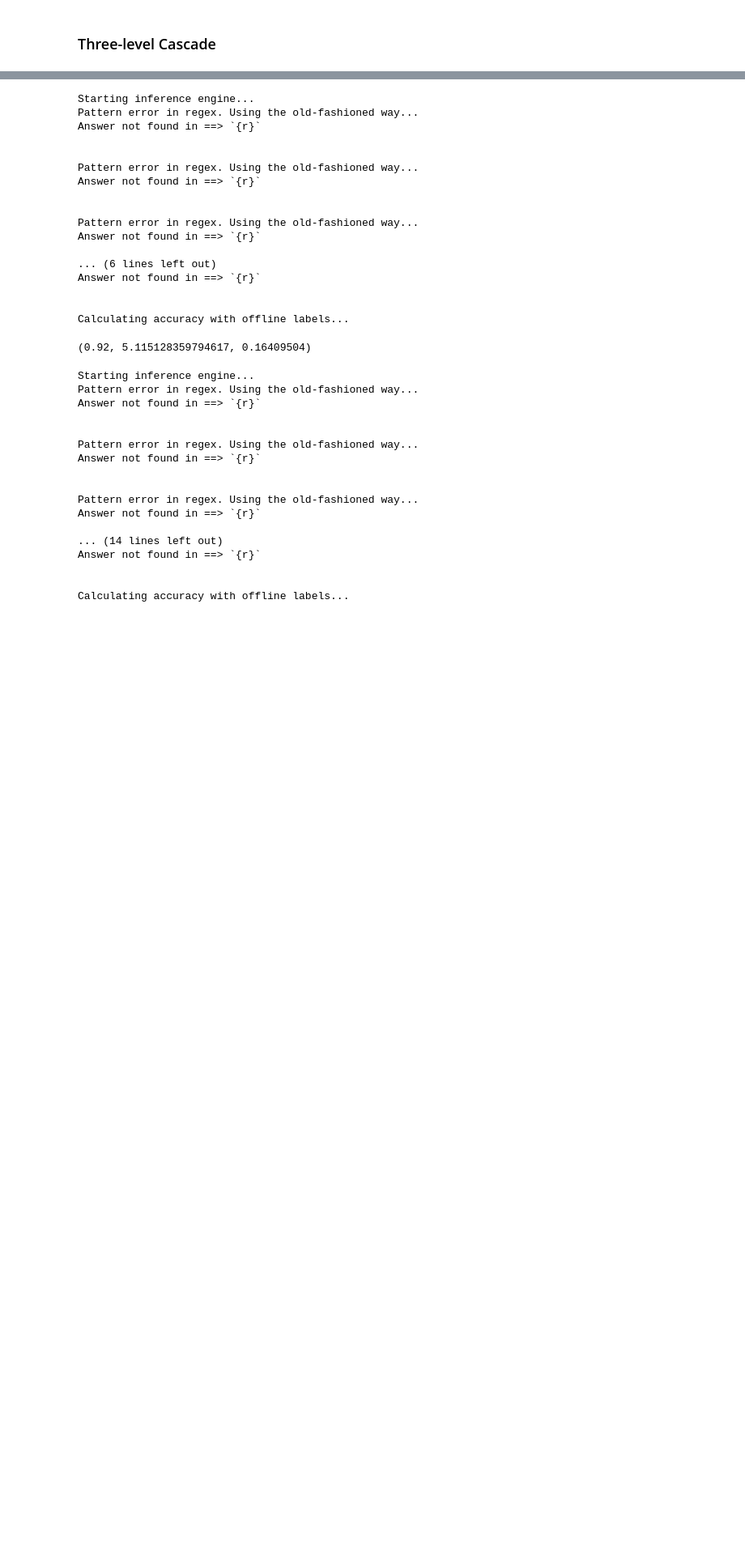
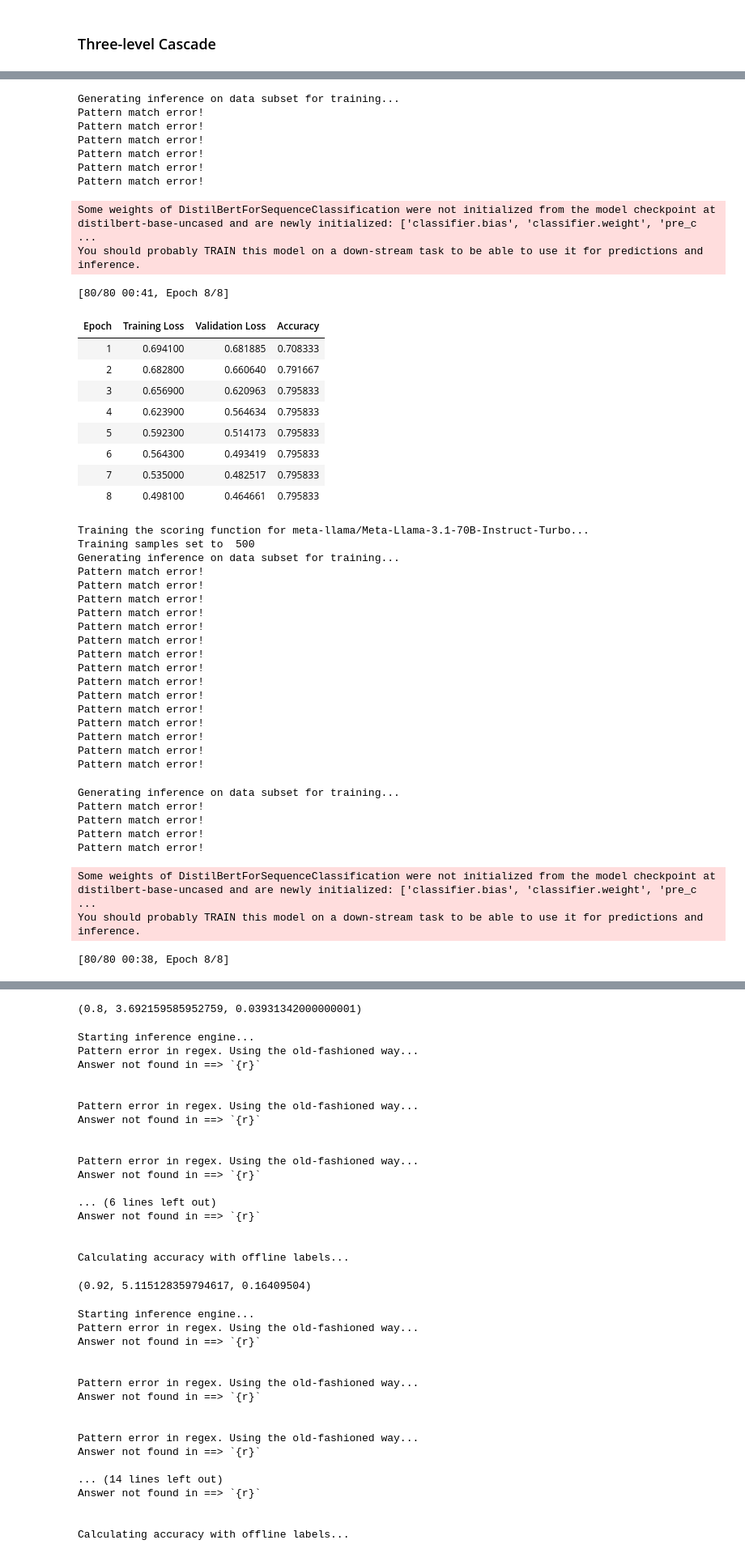
Before and after one commit to stevenkolawole/Agreement-Based-Cascading, a Jupyter notebook: run.ipynb, the cells around one changed output, grey strips where cells are left out. Shown: that part at 81% size. Cells and saved outputs as stored; diff of their text form; code cells hidden in the pictures; blank space fills up the shorter version.

```diff
--- a/run.ipynb
+++ b/run.ipynb
@@ -202,2 +253,6 @@ Calculating accuracy with offline labels...
 # %% [markdown]
 ### Three-level Cascade
+# %%
+test_fgpt3 = FrugalGPT(API1, Task1, single_models_cascade_3level, train=True)
+test_fgpt3.inference_cascade(len_data=25)
+# %% [output]
@@ -203,0 +279,45 @@ Calculating accuracy with offline labels...
+Generating inference on data subset for training...
+Pattern match error!
+Pattern match error!
+Pattern match error!
+Pattern match error!
+Pattern match error!
+Pattern match error!
+Some weights of DistilBertForSequenceClassification were not initialized from the model checkpoint at distilbert-base-uncased and are newly initialized: ['classifier.bias', 'classifier.weight', 'pre_c ...
+You should probably TRAIN this model on a down-stream task to be able to use it for predictions and inference.
+[80/80 00:41, Epoch 8/8]
+| Epoch | Training Loss | Validation Loss | Accuracy |
+| 1 | 0.694100 | 0.681885 | 0.708333 |
+| 2 | 0.682800 | 0.660640 | 0.791667 |
+| 3 | 0.656900 | 0.620963 | 0.795833 |
+| 4 | 0.623900 | 0.564634 | 0.795833 |
+| 5 | 0.592300 | 0.514173 | 0.795833 |
+| 6 | 0.564300 | 0.493419 | 0.795833 |
+| 7 | 0.535000 | 0.482517 | 0.795833 |
+| 8 | 0.498100 | 0.464661 | 0.795833 |
+Training the scoring function for meta-llama/Meta-Llama-3.1-70B-Instruct-Turbo...
+Training samples set to  500
+Generating inference on data subset for training...
+Pattern match error!
+Pattern match error!
+Pattern match error!
+Pattern match error!
+Pattern match error!
+Pattern match error!
+Pattern match error!
+Pattern match error!
+Pattern match error!
+Pattern match error!
+Pattern match error!
+Pattern match error!
+Pattern match error!
+Pattern match error!
+Pattern match error!
+Generating inference on data subset for training...
+Pattern match error!
+Pattern match error!
+Pattern match error!
+Pattern match error!
+Some weights of DistilBertForSequenceClassification were not initialized from the model checkpoint at distilbert-base-uncased and are newly initialized: ['classifier.bias', 'classifier.weight', 'pre_c ...
+You should probably TRAIN this model on a down-stream task to be able to use it for predictions and inference.
+[80/80 00:38, Epoch 8/8]
@@ -204,3 +350,4 @@ Calculating accuracy with offline labels...
+(0.8, 3.692159585952759, 0.03931342000000001)
 # %%
 test_mot3 = MOTLLMCascade(
     ServiceProvider=API1,
```
Also changed, not shown: parts of 5 cells of this notebook, 2 other files.
